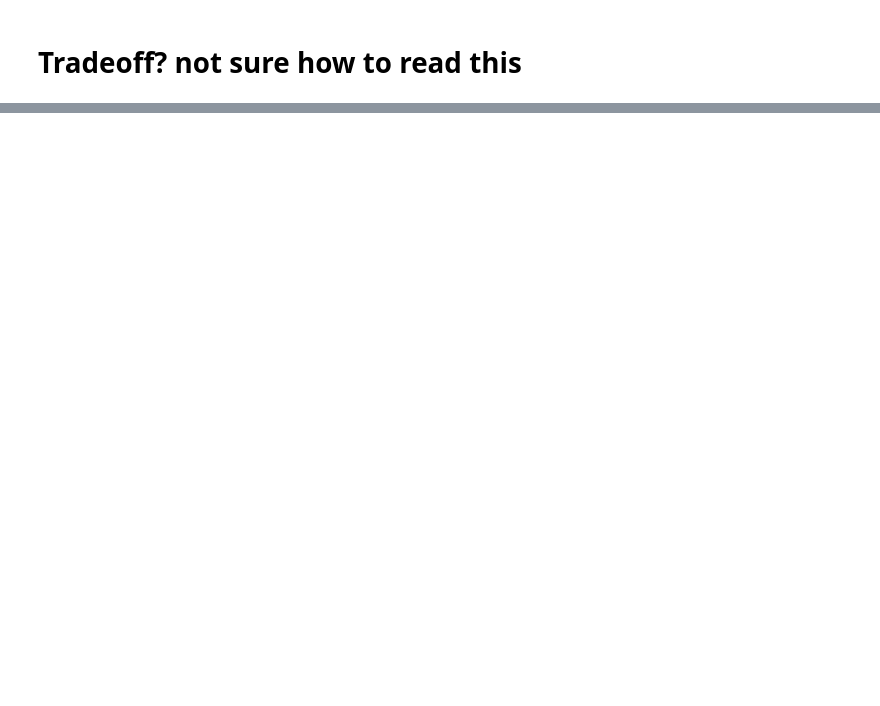
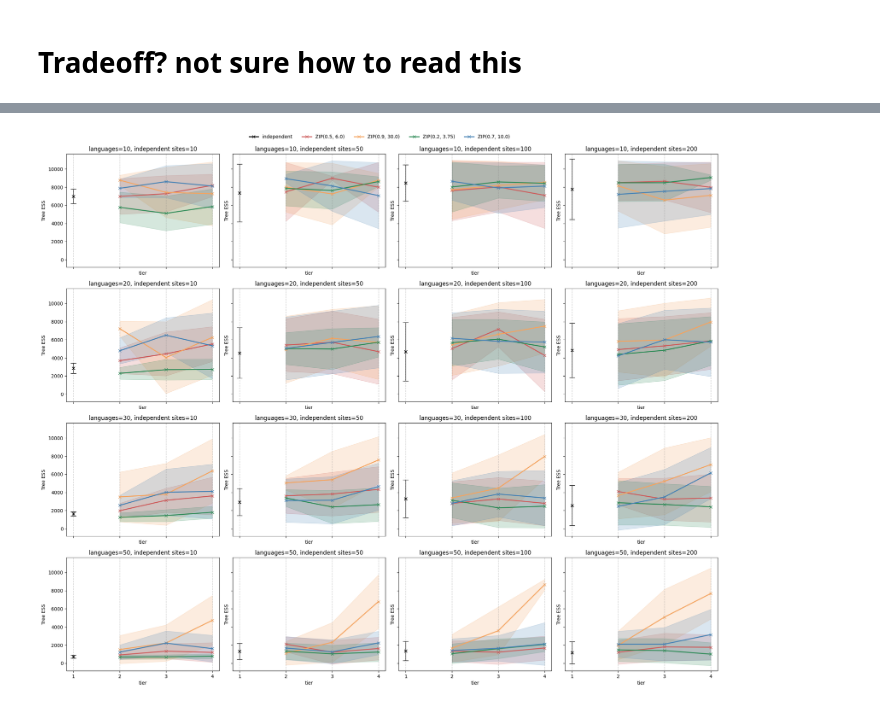
Before and after one commit to jaamestaay/M4R, a Jupyter notebook: data/results_processing.ipynb, the cells around one changed output, grey strips where cells are left out. Drawn from its saved outputs; the diff is of its cells as text; code cells hidden in the pictures; blank space fills up the shorter version.

Commit message:
numerical order fixed + new results

```diff
--- a/data/results_processing.ipynb
+++ b/data/results_processing.ipynb
@@ -290,0 +294,76 @@ df.groupby(["leaves", "independent_sites", "tier"])[
+# %%
+df["tier"] = pd.to_numeric(df["tier"])
+df["meanNRF"] = pd.to_numeric(df["meanNRF"])
+df["leaves"] = pd.to_numeric(df["leaves"])
+df["independent_sites"] = pd.to_numeric(df["independent_sites"])
+
+leaves_vals = sorted(df["leaves"].unique())
+sites_vals = sorted(df["independent_sites"].unique())
+
+fig, axes = plt.subplots(
+    len(leaves_vals),
+    len(sites_vals),
+    figsize=(5 * len(sites_vals), 4 * len(leaves_vals)),
+    sharex=True,
+    sharey=True
+)
+
+colors = ["black", "indianred", "sandybrown", "seagreen", "steelblue"]
+
+for i, leaves_val in enumerate(leaves_vals):
+    for j, sites_val in enumerate(sites_vals):
+        ax = axes[i, j]
+        d = df[(df["leaves"] == leaves_val) & (df["independent_sites"] == sites_val)].copy()
+        if d.empty:
+            ax.set_visible(False)
+            continue
+        methods = d["ZIP"].unique()
+        for k, m in enumerate(methods):
+            dm = d[d["ZIP"] == m]
+            grouped = dm.groupby("tier")["priorESS"]
+            mean = grouped.mean()
+            std = grouped.std()
+            x = mean.index.values
+            color = colors[k]
+            ax.plot(x, mean.values, marker="x", color=color, linewidth=2, label=m)
+            if m == "independent":
+                ax.errorbar(
+                    x,
+                    mean.values,
+                    yerr=std.values,
+                    fmt='x',
+                    color=color,
+                    linewidth=1,
+                    capsize=6,
+                    capthick=1,
+                    label=m
+                )
+            else:
+                ax.fill_between(
+                    x,
+                    mean - std,
+                    mean + std,
+                    color=color,
+                    alpha=0.2
+                )
+        ax.set_title(f"languages={leaves_val}, independent sites={sites_val}")
+        ax.set_xlabel("tier")
+        ax.set_ylabel("Tree ESS")
+        ax.set_xticks([1, 2, 3, 4])
+        for x in [1, 2, 3, 4]:
+            ax.axvline(x, linestyle="--", linewidth=1, alpha=0.4, color="grey")
+handles, labels = axes[0, 0].get_legend_handles_labels()
+fig.legend(
+    handles[:-1],
+    labels[:-1],
+    loc="upper center",
+    bbox_to_anchor=(0.5, 1.02),
+    ncol=5,
+    frameon=False
+)
+
+plt.tight_layout(rect=[0, 0, 1, 0.93])
+plt.tight_layout()
+plt.show()
+# %% [output]
+[figure, added]
```
Also changed, not shown: parts of 8 cells of this notebook, 3 other files.
